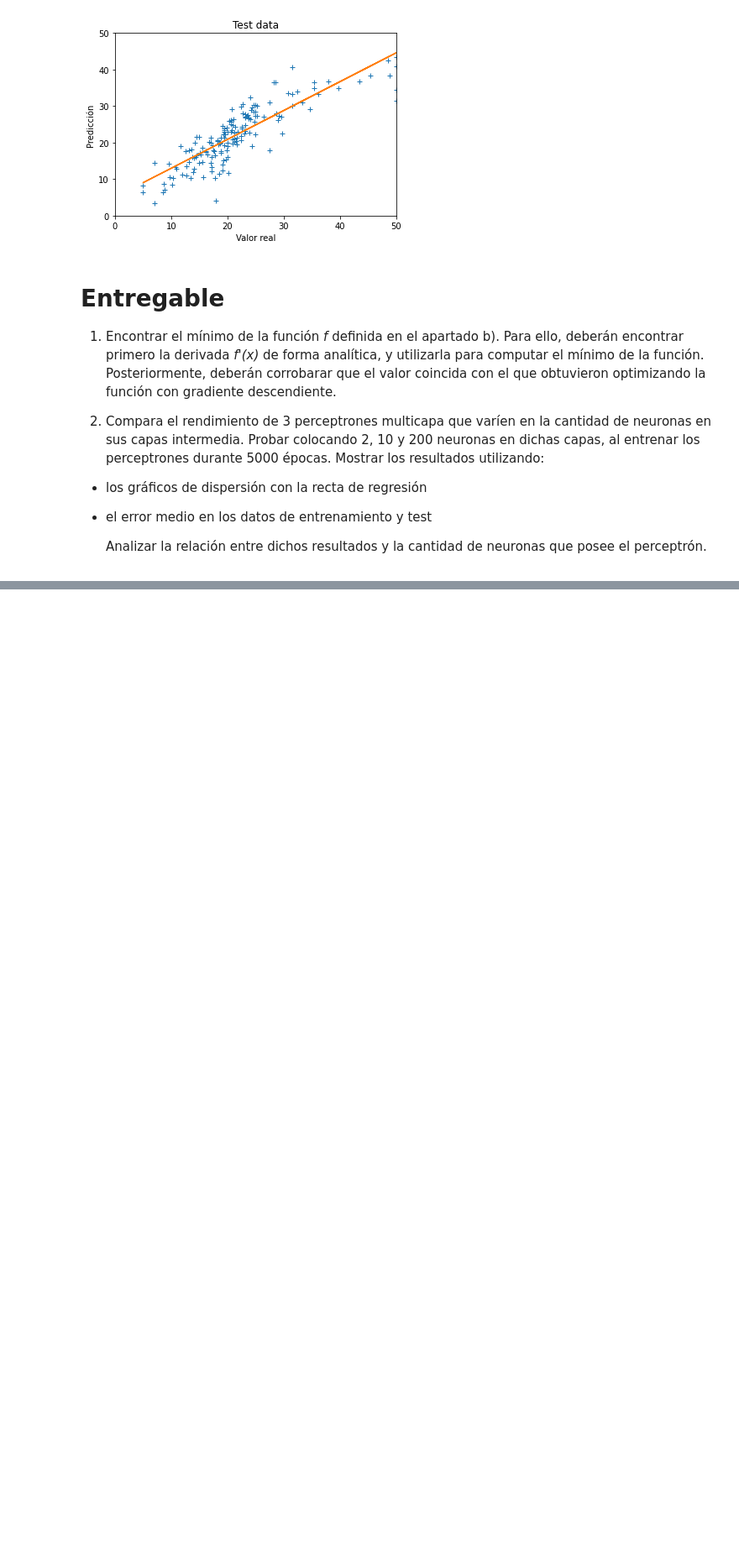
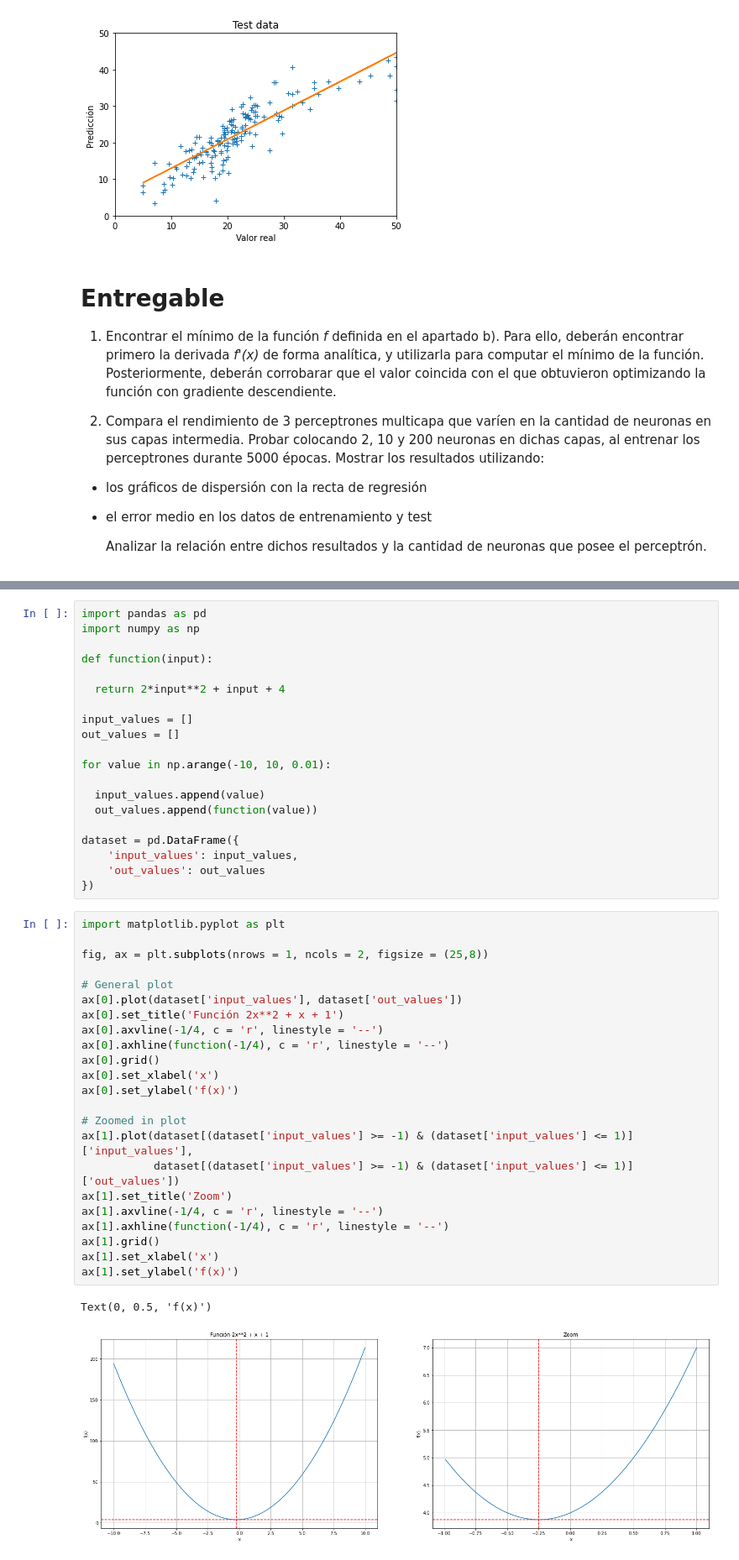
Before and after one commit to EmilianoLS/DiTellaML, a Jupyter notebook: Deep Learning/Practica_2_Estudiantes.ipynb, the cells around one changed output, grey strips where cells are left out. Shown at 84% size. Saved outputs shown, nothing was run; the diff lists cells and outputs as text; blank space fills up the shorter version.

```diff
--- a/Deep Learning/Practica_2_Estudiantes.ipynb
+++ b/Deep Learning/Practica_2_Estudiantes.ipynb
@@ -323,0 +338,46 @@ MSE medio en test: 20.79309
+# %%
+import pandas as pd
+import numpy as np
+
+def function(input):
+
+  return 2*input**2 + input + 4
+
+input_values = []
+out_values = []
+
+for value in np.arange(-10, 10, 0.01):
+
+  input_values.append(value)
+  out_values.append(function(value))
+
+dataset = pd.DataFrame({
+    'input_values': input_values,
+    'out_values': out_values
+})
+# %%
+import matplotlib.pyplot as plt
+
+fig, ax = plt.subplots(nrows = 1, ncols = 2, figsize = (25,8))
+
+# General plot
+ax[0].plot(dataset['input_values'], dataset['out_values'])
+ax[0].set_title('Función 2x**2 + x + 1')
+ax[0].axvline(-1/4, c = 'r', linestyle = '--')
+ax[0].axhline(function(-1/4), c = 'r', linestyle = '--')
+ax[0].grid()
+ax[0].set_xlabel('x')
+ax[0].set_ylabel('f(x)')
+
+# Zoomed in plot
+ax[1].plot(dataset[(dataset['input_values'] >= -1) & (dataset['input_values'] <= 1)]['input_values'],
+           dataset[(dataset['input_values'] >= -1) & (dataset['input_values'] <= 1)]['out_values'])
+ax[1].set_title('Zoom')
+ax[1].axvline(-1/4, c = 'r', linestyle = '--')
+ax[1].axhline(function(-1/4), c = 'r', linestyle = '--')
+ax[1].grid()
+ax[1].set_xlabel('x')
+ax[1].set_ylabel('f(x)')
+# %% [output]
+Text(0, 0.5, 'f(x)')
+[figure, added]
```
Also changed, not shown: parts of 7 cells of this notebook.
